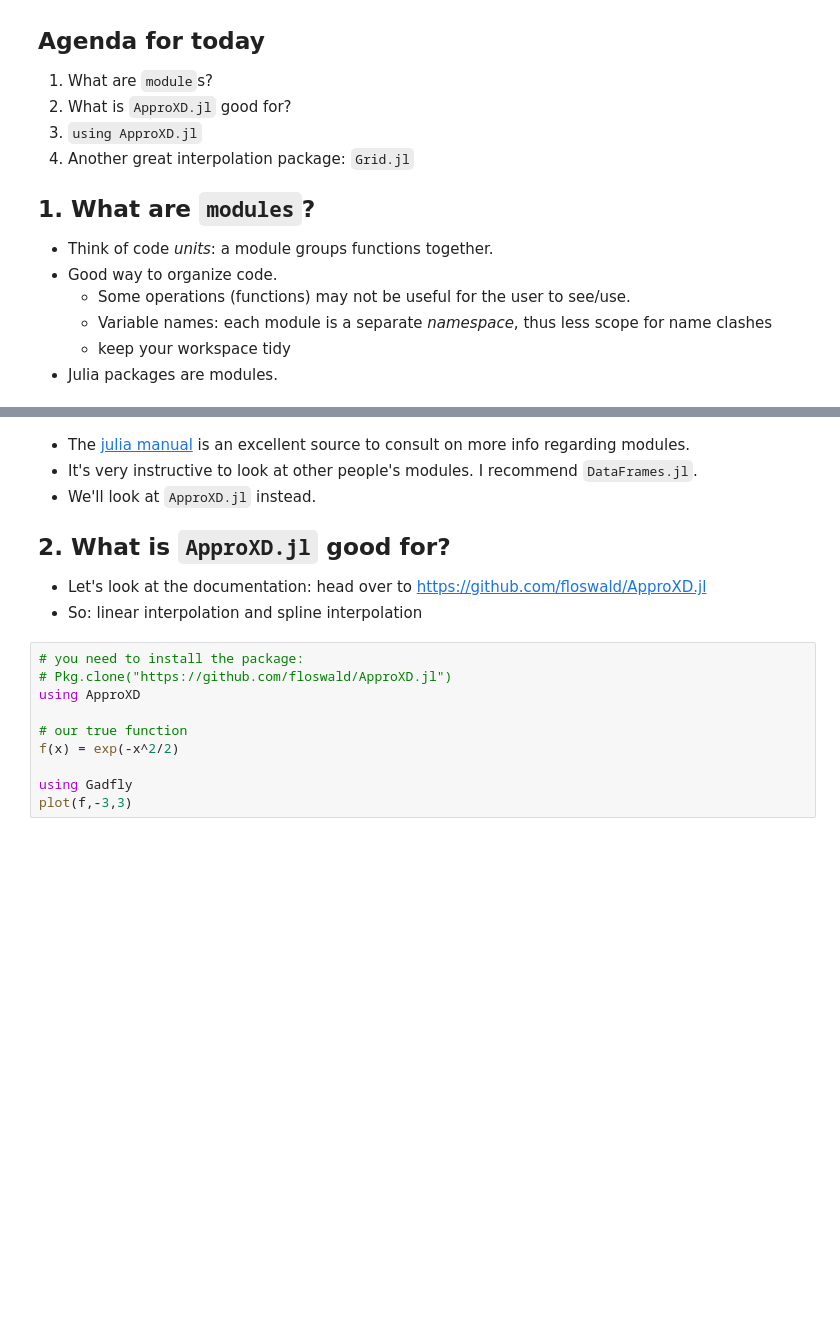
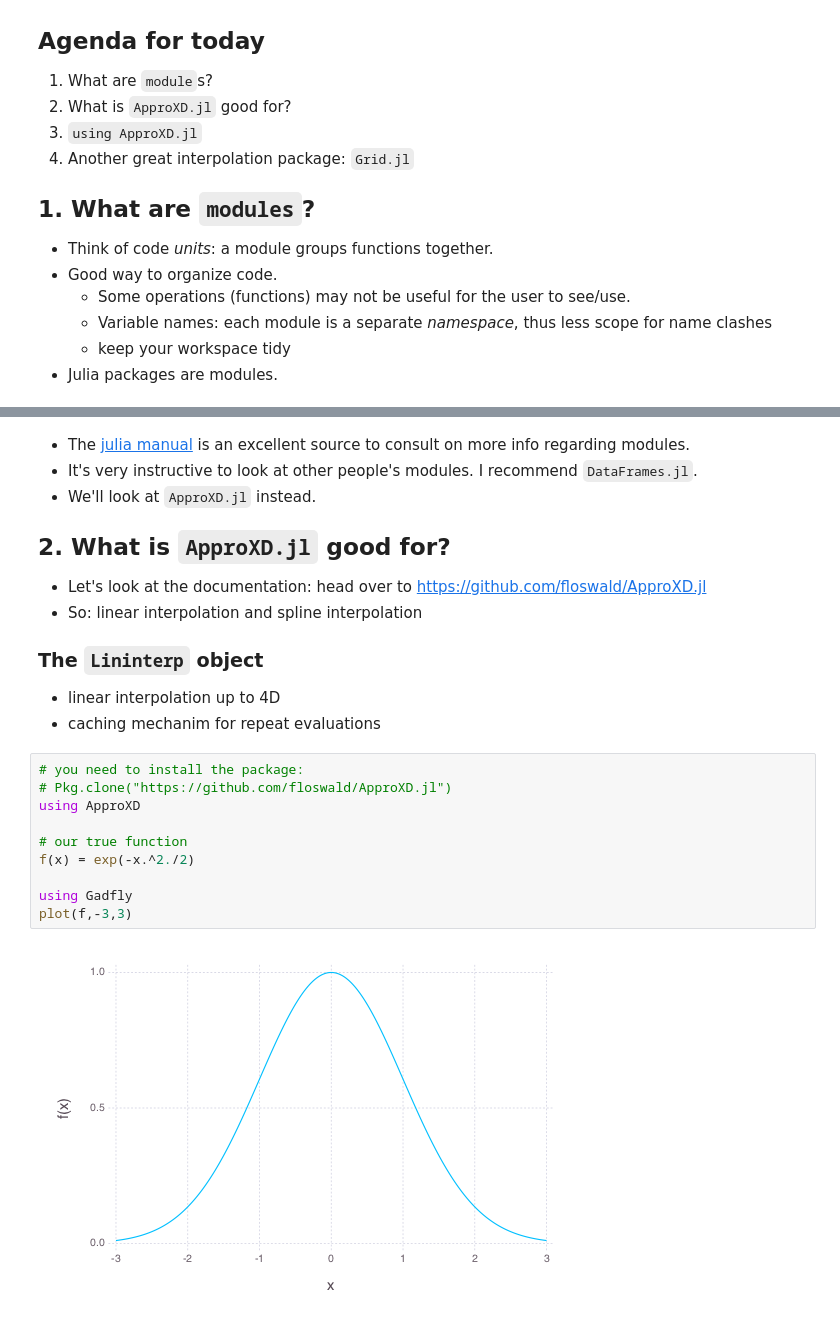
Before and after one commit to floswald/ucl-econ-julia, a Jupyter notebook: IPythonNotebooks/ApproXD.ipynb, the cells around one changed output, grey strips where cells are left out. Cells and saved outputs as stored; diff of their text form; blank space fills up the shorter version.

```diff
--- a/IPythonNotebooks/ApproXD.ipynb
+++ b/IPythonNotebooks/ApproXD.ipynb
@@ -39,16 +70,23 @@ end
 
 * Let's look at the documentation: head over to https://github.com/floswald/ApproXD.jl
 * So: linear interpolation and spline interpolation
+
+### The `Lininterp` object
+
+* linear interpolation up to 4D
+* caching mechanim for repeat evaluations
 # %%
 # you need to install the package:
 # Pkg.clone("https://github.com/floswald/ApproXD.jl")
 using ApproXD
 
 # our true function
-f(x) = exp(-x^2/2)
+f(x) = exp(-x.^2./2)
 
 using Gadfly
 plot(f,-3,3)
+# %% [output]
+[figure, added]
 # %%
 # our grid of points
 g = linspace(-3,3,11)
```
Also changed, not shown: parts of 16 cells of this notebook.
